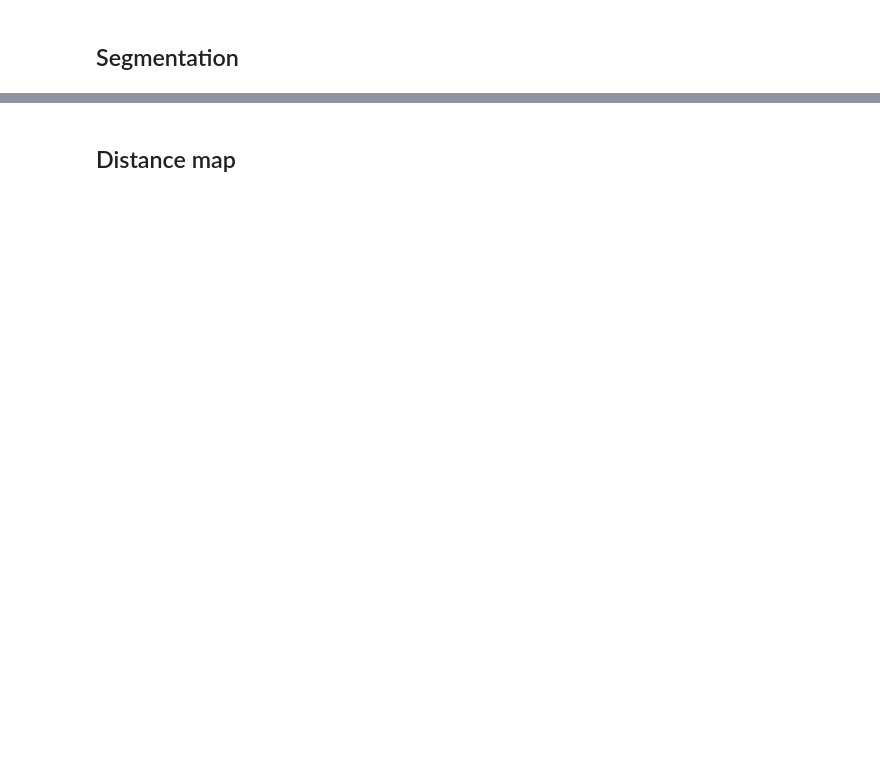
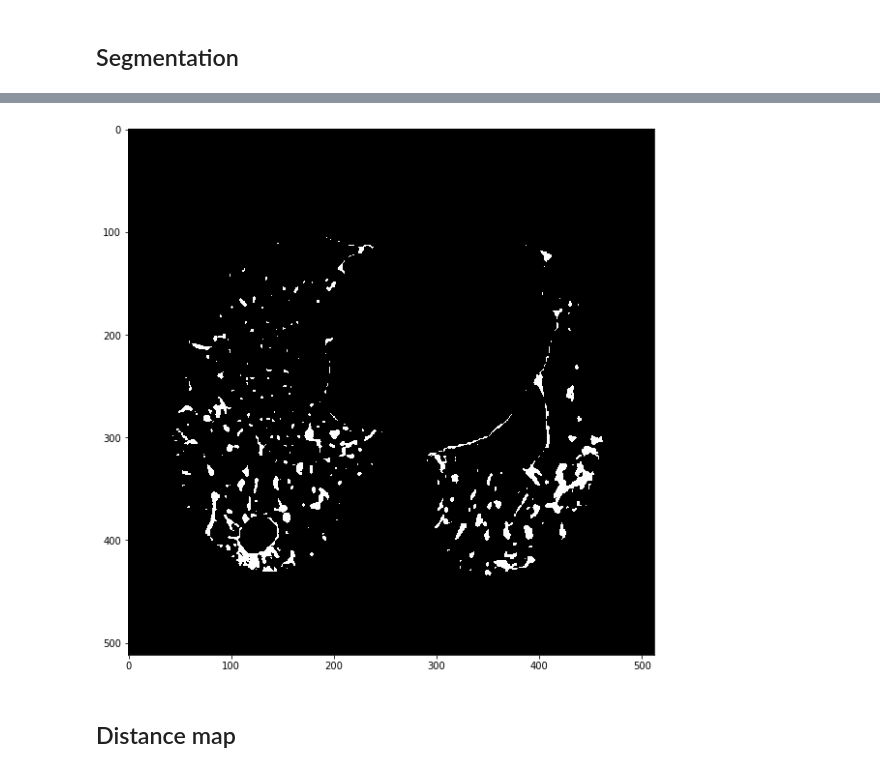
Before and after one commit to starcksophie/vesselness_covid, a Jupyter notebook: experiments.ipynb, the cells around one changed output, grey strips where cells are left out. Cells and saved outputs as stored; diff of their text form; code cells hidden in the pictures; blank space fills up the shorter version.

```diff
--- a/experiments.ipynb
+++ b/experiments.ipynb
@@ -89,0 +104,4 @@ show([label2rgb(labels, image=test, bg_label=1)])
+# %%
+show([bin_rorpo])
+# %% [output]
+[figure, added]
```
Also changed, not shown: parts of 17 cells of this notebook, 3 other files.
